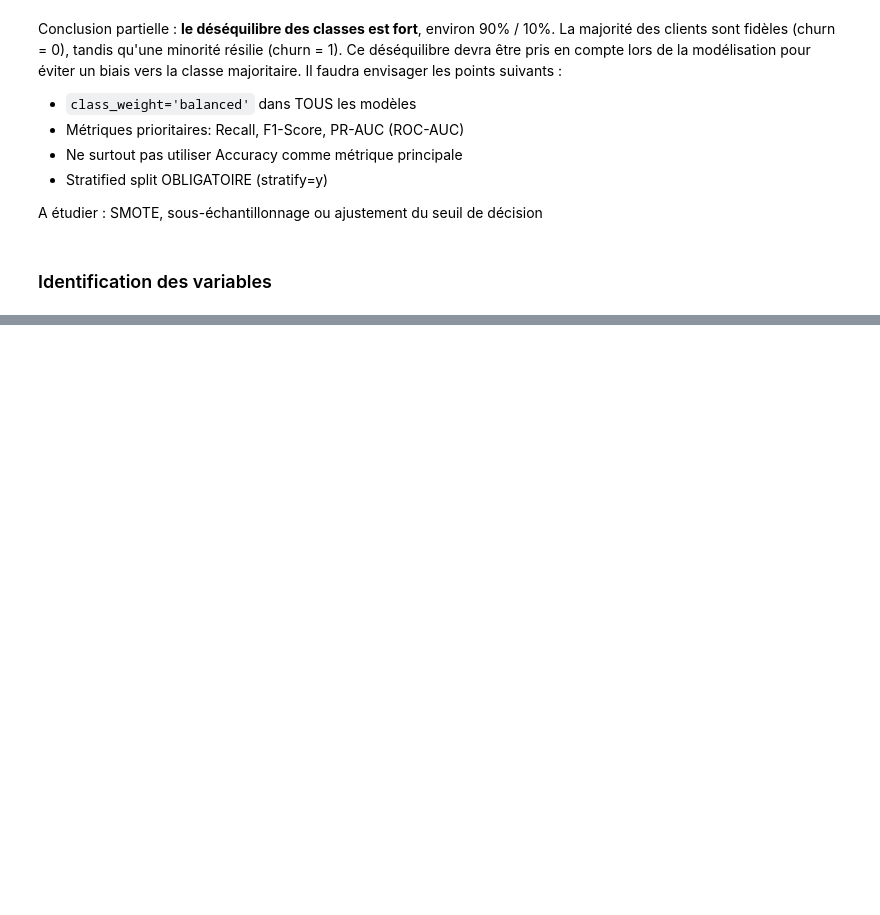
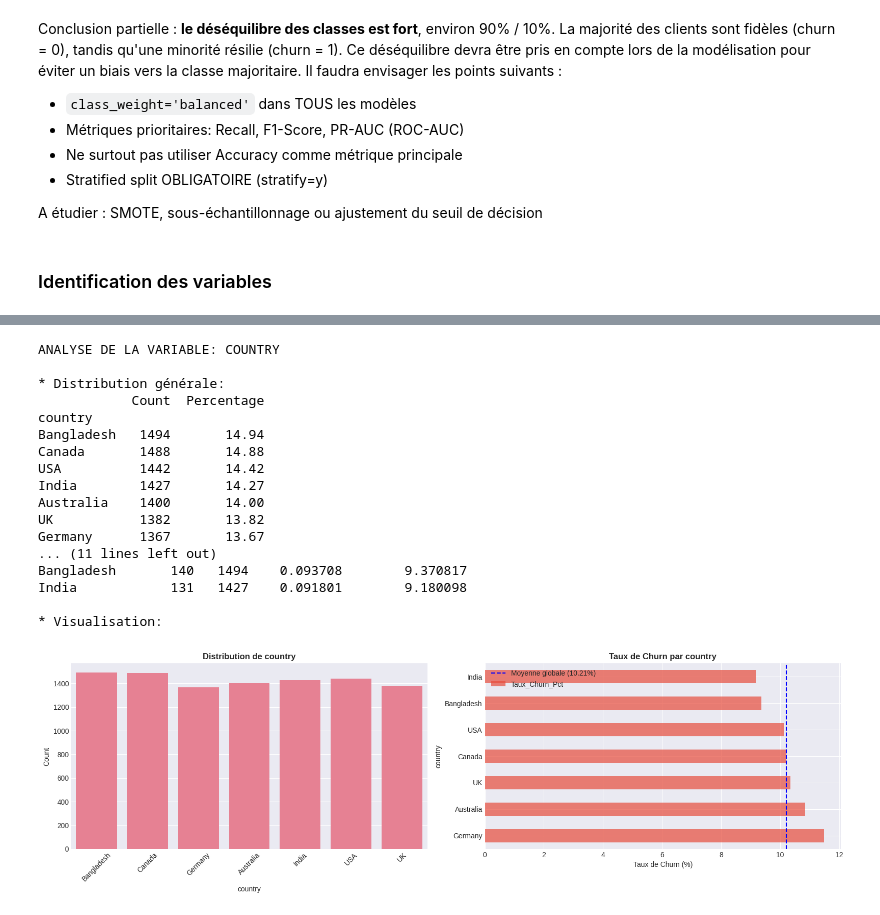
Before and after one commit to anthonybnl/soutenance_m1_data_science, a Jupyter notebook: notebooks/01_EDA.ipynb, the cells around one changed output, grey strips where cells are left out. Cells and saved outputs as stored; diff of their text form; code cells hidden in the pictures; blank space fills up the shorter version.

```diff
--- a/notebooks/01_EDA.ipynb
+++ b/notebooks/01_EDA.ipynb
@@ -241,0 +331,21 @@ plt.show()
+# %%
+analyser_variable_categorielle("country")
+# %% [output]
+ANALYSE DE LA VARIABLE: COUNTRY
+
+* Distribution générale:
+            Count  Percentage
+country
+Bangladesh   1494       14.94
+Canada       1488       14.88
+USA          1442       14.42
+India        1427       14.27
+Australia    1400       14.00
+UK           1382       13.82
+Germany      1367       13.67
+... (11 lines left out)
+Bangladesh       140   1494    0.093708        9.370817
+India            131   1427    0.091801        9.180098
+
+* Visualisation:
+[figure, added]
```
Also changed, not shown: parts of 29 cells of this notebook.
